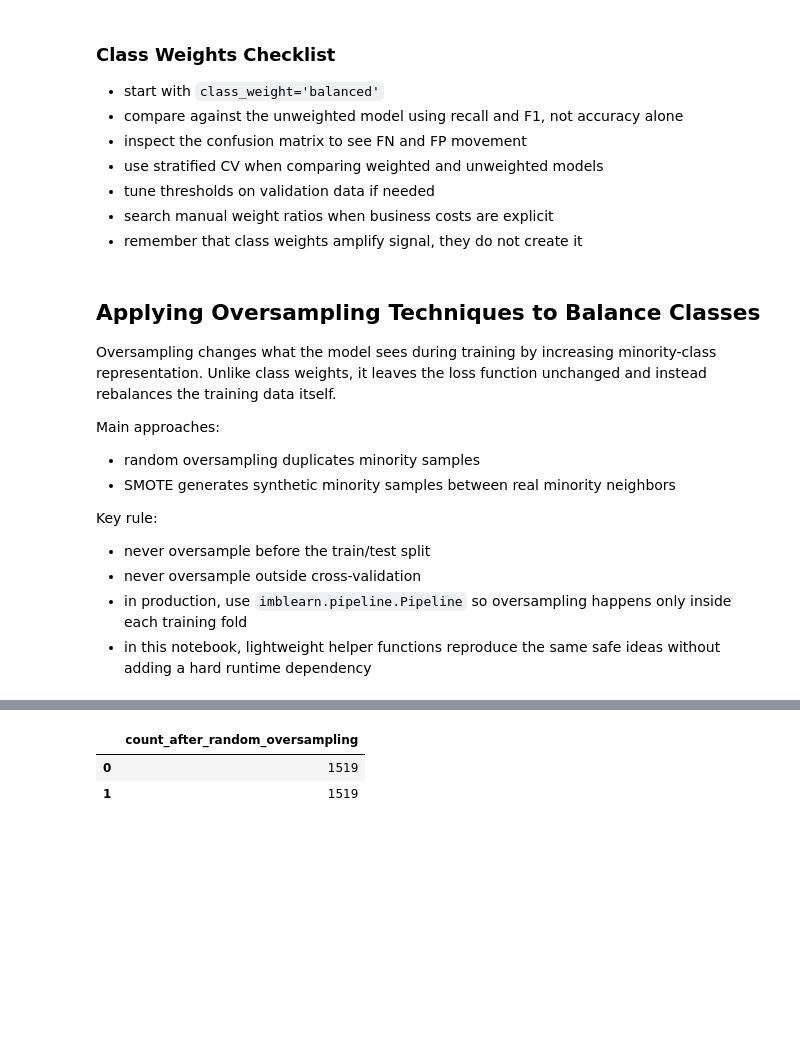
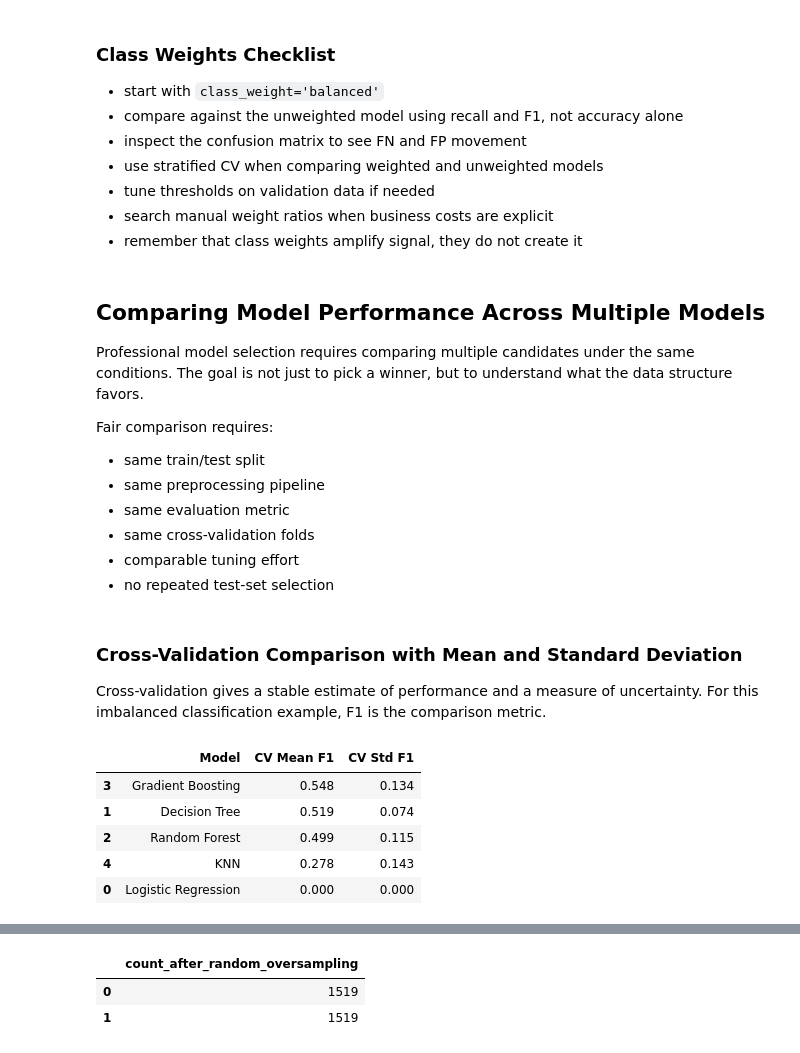
Before and after one commit to kalviumcommunity/S66-0426-Niru-FloodRisk-MachineLearning, a Jupyter notebook: notebooks/complete_project_workflow.ipynb, the cells around one changed output, grey strips where cells are left out. Cells and saved outputs as stored; diff of their text form; code cells hidden in the pictures; blank space fills up the shorter version.

```diff
--- a/notebooks/complete_project_workflow.ipynb
+++ b/notebooks/complete_project_workflow.ipynb
@@ -1841,18 +1841,15 @@ Best CV Recall: 0.8264705882352942
 - search manual weight ratios when business costs are explicit
 - remember that class weights amplify signal, they do not create it
 # %% [markdown]
-## Applying Oversampling Techniques to Balance Classes
+## Comparing Model Performance Across Multiple Models
 
-Oversampling changes what the model sees during training by increasing minority-class representation. Unlike class weights, it leaves the loss function unchanged and instead rebalances the training data itself.
+Professional model selection requires comparing multiple candidates under the same conditions. The goal is not just to pick a winner, but to understand what the data structure favors.
 
-Main approaches:
+Fair comparison requires:
 
-- random oversampling duplicates minority samples
-- SMOTE generates synthetic minority samples between real minority neighbors
-
-Key rule:
-
-- never oversample before the train/test split
-- never oversample outside cross-validation
-- in production, use `imblearn.pipeline.Pipeline` so oversampling happens only inside each training fold
-- in this notebook, lightweight helper functions reproduce the same safe ideas without adding a hard runtime dependency
+- same train/test split
+- same preprocessing pipeline
+- same evaluation metric
+- same cross-validation folds
+- comparable tuning effort
+- no repeated test-set selection
@@ -1858,0 +1862,28 @@ Key rule:
+# %% [markdown]
+### Cross-Validation Comparison with Mean and Standard Deviation
+
+Cross-validation gives a stable estimate of performance and a measure of uncertainty. For this imbalanced classification example, F1 is the comparison metric.
+# %%
+# This compares multiple model families on the same folds and metric.
+models_compare = {
+    'Logistic Regression': LogisticRegression(max_iter=1000, random_state=RANDOM_STATE),
+    'Decision Tree': DecisionTreeClassifier(max_depth=6, random_state=RANDOM_STATE),
+    'Random Forest': RandomForestClassifier(n_estimators=100, random_state=RANDOM_STATE),
+    'Gradient Boosting': GradientBoostingClassifier(n_estimators=100, random_state=RANDOM_STATE),
+    'KNN': KNeighborsClassifier(n_neighbors=11)
+}
+comparison_skf = StratifiedKFold(n_splits=5, shuffle=True, random_state=RANDOM_STATE)
+comparison_rows = []
+for name, model in models_compare.items():
+    pipeline = make_comparison_pipeline(model)
+    scores = cross_val_score(pipeline, X_imb_train, y_imb_train, cv=comparison_skf, scoring='f1')
+    comparison_rows.append({'Model': name, 'CV Mean F1': round(scores.mean(), 3), 'CV Std F1': round(scores.std(), 3)})
+results_df = pd.DataFrame(comparison_rows).sort_values('CV Mean F1', ascending=False)
+display(results_df)
+# %% [output]
+|  | Model | CV Mean F1 | CV Std F1 |
+| 3 | Gradient Boosting | 0.548 | 0.134 |
+| 1 | Decision Tree | 0.519 | 0.074 |
+| 2 | Random Forest | 0.499 | 0.115 |
+| 4 | KNN | 0.278 | 0.143 |
+| 0 | Logistic Regression | 0.000 | 0.000 |
```
Also changed, not shown: parts of 14 cells of this notebook.
